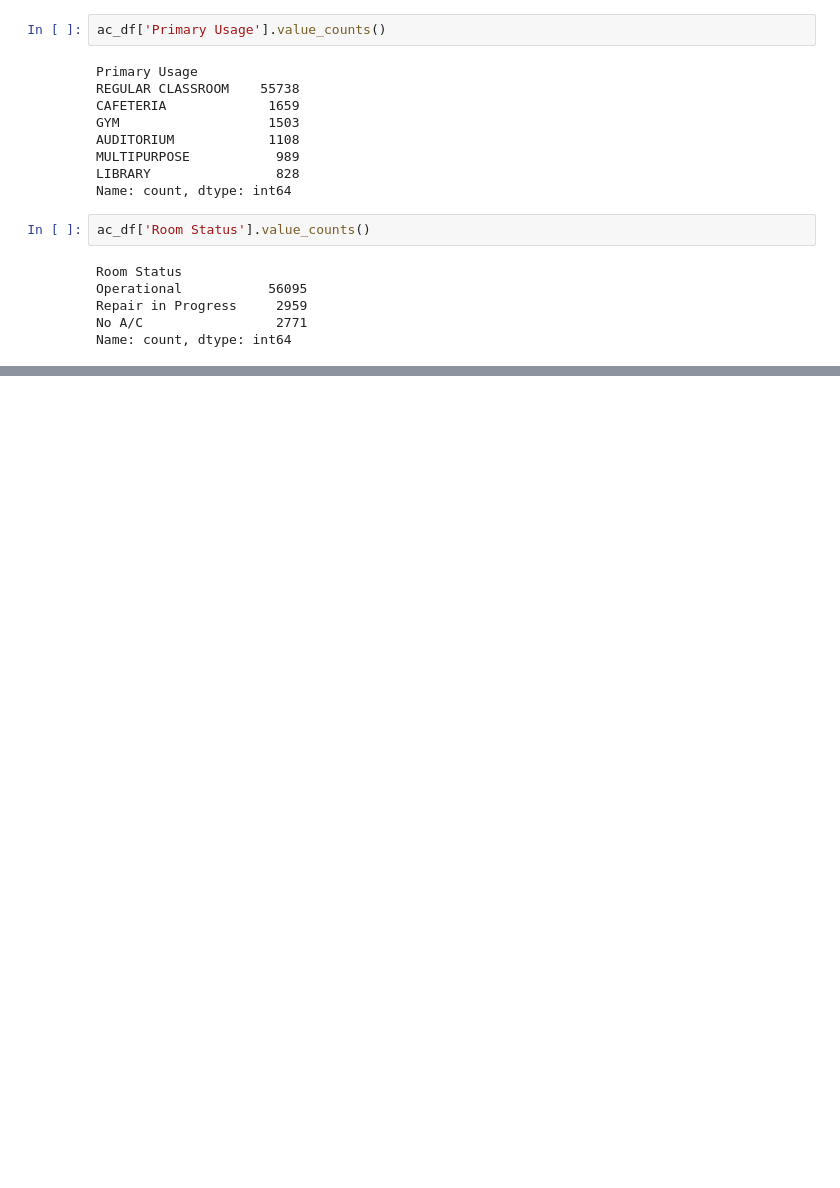
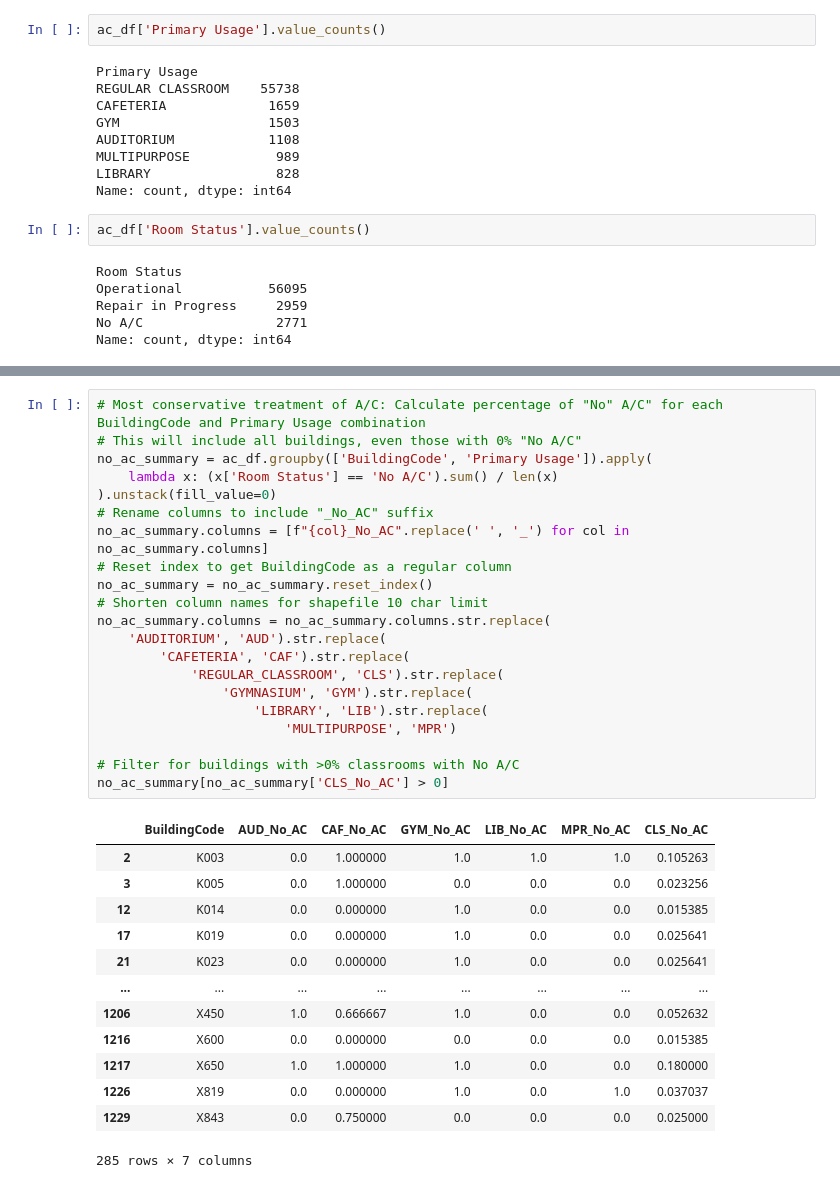
Before and after one commit to likealostcause/zohran-ghs-dashboard, a Jupyter notebook: notebooks/process_ventilation.ipynb, the cells around one changed output, grey strips where cells are left out. Saved outputs shown, nothing was run; the diff lists cells and outputs as text; blank space fills up the shorter version.

```diff
--- a/notebooks/process_ventilation.ipynb
+++ b/notebooks/process_ventilation.ipynb
@@ -173,0 +87,35 @@ np.int64(500)
+# %%
+# Most conservative treatment of A/C: Calculate percentage of "No" A/C" for each BuildingCode and Primary Usage combination
+# This will include all buildings, even those with 0% "No A/C"
+no_ac_summary = ac_df.groupby(['BuildingCode', 'Primary Usage']).apply(
+    lambda x: (x['Room Status'] == 'No A/C').sum() / len(x)
+).unstack(fill_value=0)
+# Rename columns to include "_No_AC" suffix
+no_ac_summary.columns = [f"{col}_No_AC".replace(' ', '_') for col in no_ac_summary.columns]
+# Reset index to get BuildingCode as a regular column
+no_ac_summary = no_ac_summary.reset_index()
+# Shorten column names for shapefile 10 char limit
+no_ac_summary.columns = no_ac_summary.columns.str.replace(
+    'AUDITORIUM', 'AUD').str.replace(
+        'CAFETERIA', 'CAF').str.replace(
+            'REGULAR_CLASSROOM', 'CLS').str.replace(
+                'GYMNASIUM', 'GYM').str.replace(
+                    'LIBRARY', 'LIB').str.replace(
+                        'MULTIPURPOSE', 'MPR')
+
+# Filter for buildings with >0% classrooms with No A/C
+no_ac_summary[no_ac_summary['CLS_No_AC'] > 0]
+# %% [output]
+|  | BuildingCode | AUD_No_AC | CAF_No_AC | GYM_No_AC | LIB_No_AC | MPR_No_AC | CLS_No_AC |
+| 2 | K003 | 0.0 | 1.000000 | 1.0 | 1.0 | 1.0 | 0.105263 |
+| 3 | K005 | 0.0 | 1.000000 | 0.0 | 0.0 | 0.0 | 0.023256 |
+| 12 | K014 | 0.0 | 0.000000 | 1.0 | 0.0 | 0.0 | 0.015385 |
+| 17 | K019 | 0.0 | 0.000000 | 1.0 | 0.0 | 0.0 | 0.025641 |
+| 21 | K023 | 0.0 | 0.000000 | 1.0 | 0.0 | 0.0 | 0.025641 |
+| ... | ... | ... | ... | ... | ... | ... | ... |
+| 1206 | X450 | 1.0 | 0.666667 | 1.0 | 0.0 | 0.0 | 0.052632 |
+| 1216 | X600 | 0.0 | 0.000000 | 0.0 | 0.0 | 0.0 | 0.015385 |
+| 1217 | X650 | 1.0 | 1.000000 | 1.0 | 0.0 | 0.0 | 0.180000 |
+| 1226 | X819 | 0.0 | 0.000000 | 1.0 | 0.0 | 1.0 | 0.037037 |
+| 1229 | X843 | 0.0 | 0.750000 | 0.0 | 0.0 | 0.0 | 0.025000 |
+285 rows × 7 columns
```
Also changed, not shown: parts of 43 cells of this notebook.
